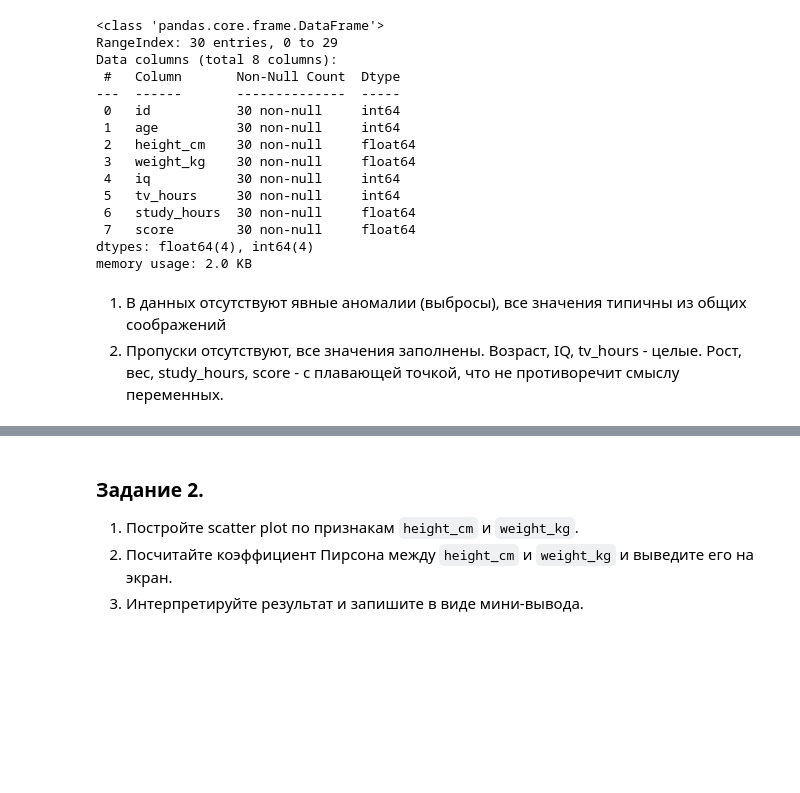
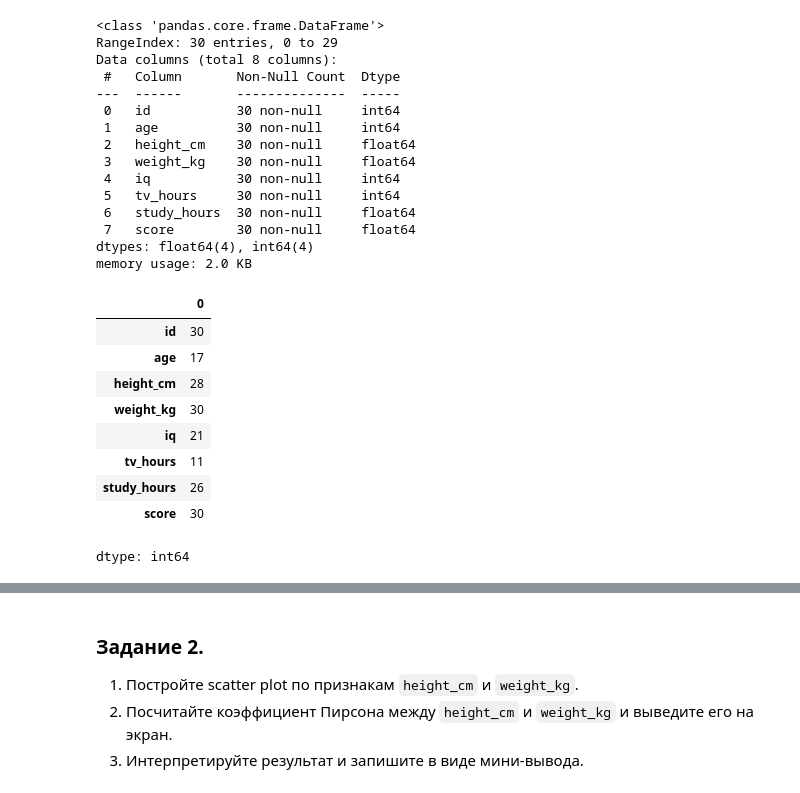
Before and after one commit to fluorescentlightpower/mifi_homework, a Jupyter notebook: corr_reg_homework.ipynb, the cells around one changed output, grey strips where cells are left out. Cells and saved outputs as stored; diff of their text form; code cells hidden in the pictures; blank space fills up the shorter version.

```diff
--- a/corr_reg_homework.ipynb
+++ b/corr_reg_homework.ipynb
@@ -83,6 +83,16 @@ Data columns (total 8 columns):
  7   score        30 non-null     float64
 dtypes: float64(4), int64(4)
 memory usage: 2.0 KB
-# %% [markdown]
-1. В данных отсутствуют явные аномалии (выбросы), все значения типичны из общих соображений
-2. Пропуски отсутствуют, все значения заполнены. Возраст, IQ, tv_hours - целые. Рост, вес, study_hours, score - с плавающей точкой, что не противоречит смыслу переменных.
+# %%
+df.apply('nunique')
+# %% [output]
+|  | 0 |
+| id | 30 |
+| age | 17 |
+| height_cm | 28 |
+| weight_kg | 30 |
+| iq | 21 |
+| tv_hours | 11 |
+| study_hours | 26 |
+| score | 30 |
+dtype: int64
```
Also changed, not shown: parts of 5 cells of this notebook.
